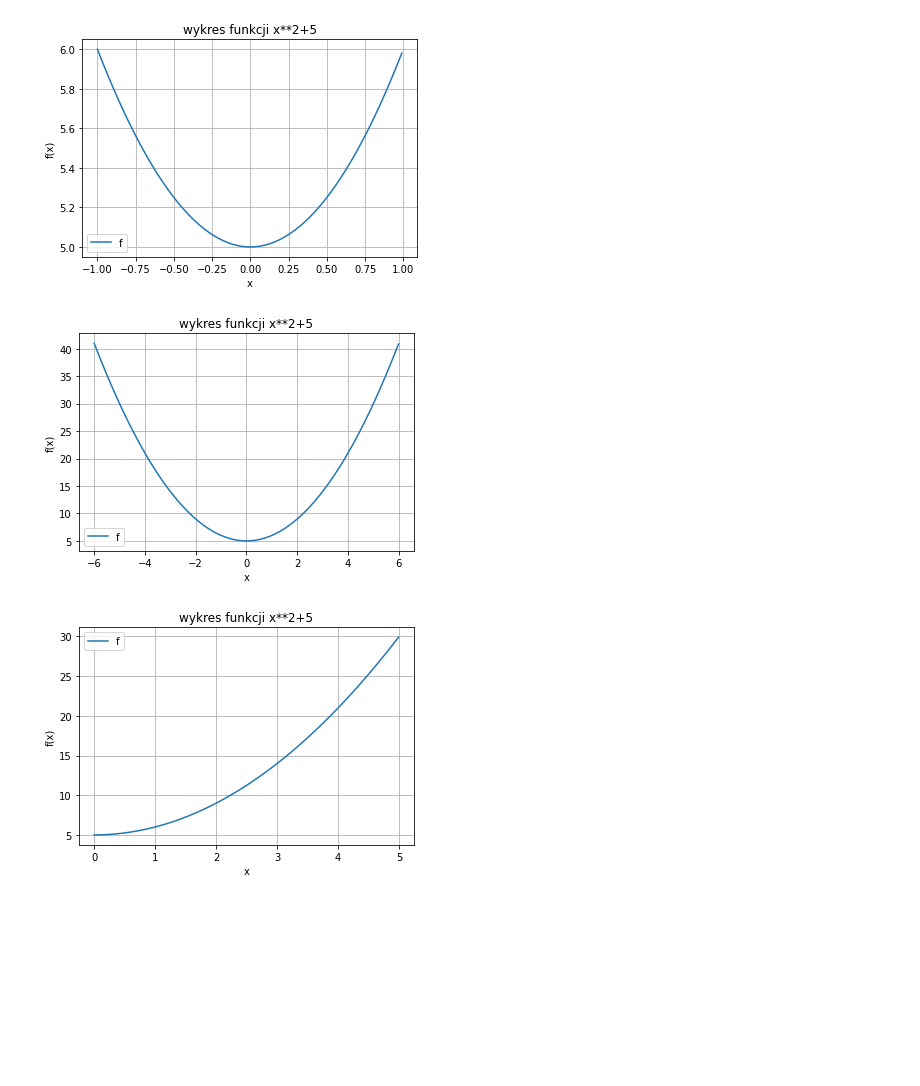
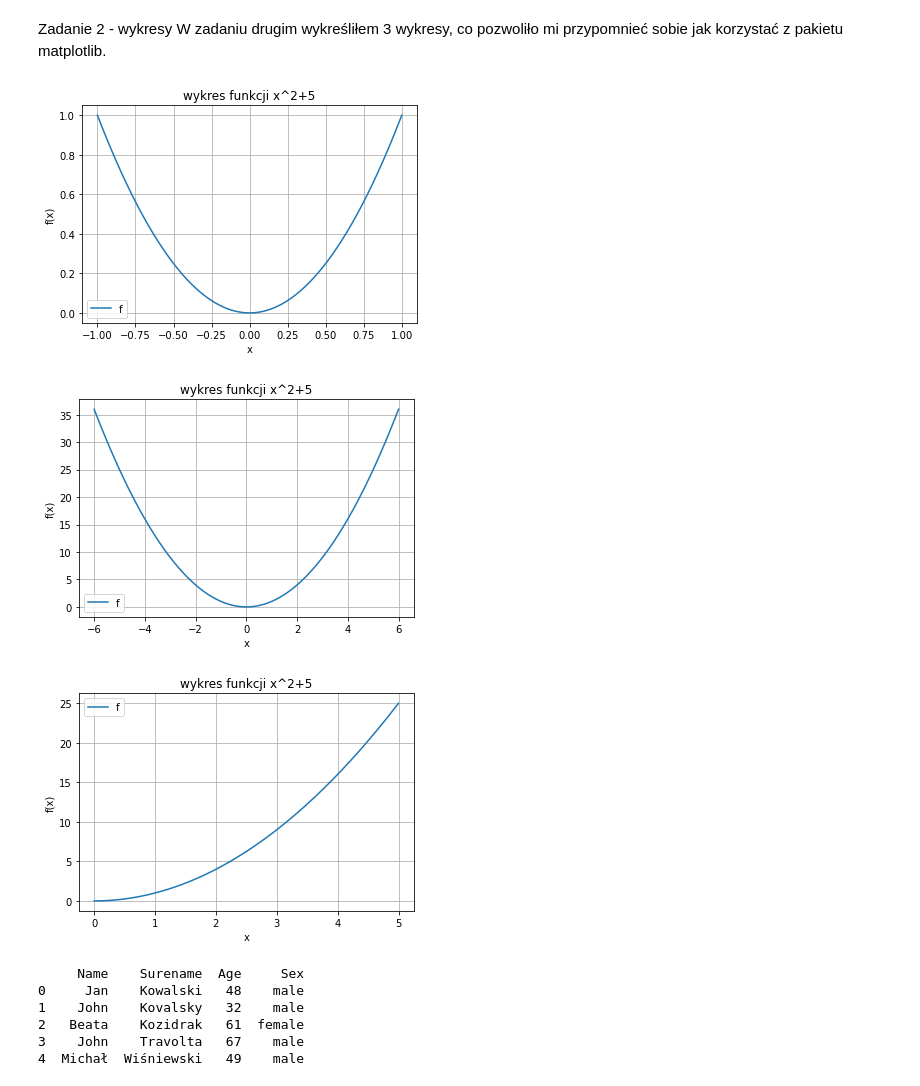
Before and after one commit to JakubKaczmarczyk/AiBD_JakubKaczmarczyk, a Jupyter notebook: lab1/zad3.ipynb, the cells around one changed output. Drawn from its saved outputs; the diff is of its cells as text; code cells hidden in the pictures; blank space fills up the shorter version.

Commit message:
zadanie 3 i 4

```diff
--- a/lab1/zad3.ipynb
+++ b/lab1/zad3.ipynb
@@ -1,30 +1,32 @@
 # %%
+# Jakub Kaczmarczyk, 400397
 import matplotlib.pyplot as plt
 import numpy as np
-
-def fun_kw(x):
-    return x**2+5
-
-wek1 = np.arange(-1,1,0.01)
-wek2 = np.arange(-6,6,0.01)
-wek3 = np.arange(0,5,0.01)
-
-def plotuj(x,fx):
-    plt.plot(x,fx)
-    plt.title("wykres funkcji x**2+5")
-    plt.xlabel("x")
-    plt.ylabel("f(x)")
-    plt.grid()
-    plt.legend("funkcja f(x)")
-    plt.show()
-
-
-plotuj(wek1, fun_kw(wek1))
-plotuj(wek2, fun_kw(wek2))
-plotuj(wek3, fun_kw(wek3))
-
-# Jakub Kaczmarczyk, 400397
+import pandas as pd
-# %% [output]
-[figure, removed]
-[figure, removed]
-[figure, removed]
+# %% [markdown]
+Zadanie 2 - wykresy
+W zadaniu drugim wykreśliłem 3 wykresy, co pozwoliło mi przypomnieć sobie jak korzystać z pakietu matplotlib.
+# %%
+fun_kw = lambda x: x**2
+
+wek1 = np.linspace(-1,1,1000)
+wek2 = np.linspace(-6,6,1000)
+wek3 = np.linspace(0,5,1000)
+
+def plotuj(x,fx):
+    plt.plot(x,fx)
+    plt.title("wykres funkcji x^2+5")
+    plt.xlabel("x")
+    plt.ylabel("f(x)")
+    plt.grid()
+    plt.legend("funkcja f(x)")
+    plt.show()
+
+
+plotuj(wek1, fun_kw(wek1))
+plotuj(wek2, fun_kw(wek2))
+plotuj(wek3, fun_kw(wek3))
+# %% [output]
+[figure, added]
+[figure, added]
+[figure, added]
@@ -30,0 +36,15 @@ plotuj(wek3, fun_kw(wek3))
+# %%
+df = pd.DataFrame([['Jan', 'Kowalski', 48, 'male'],
+                   ['John', 'Kovalsky', 32, 'male'],
+                   ['Beata', 'Kozidrak', 61, 'female'],
+                   ['John', 'Travolta', 67, 'male'],
+                   ['Michał','Wiśniewski',49,'male']],
+                   columns=['Name', 'Surename', 'Age', 'Sex'])
+print(df)
+# %% [output]
+     Name    Surename  Age     Sex
+0     Jan    Kowalski   48    male
+1    John    Kovalsky   32    male
+2   Beata    Kozidrak   61  female
+3    John    Travolta   67    male
+4  Michał  Wiśniewski   49    male
```
Also changed, not shown: parts of 4 cells of this notebook.
